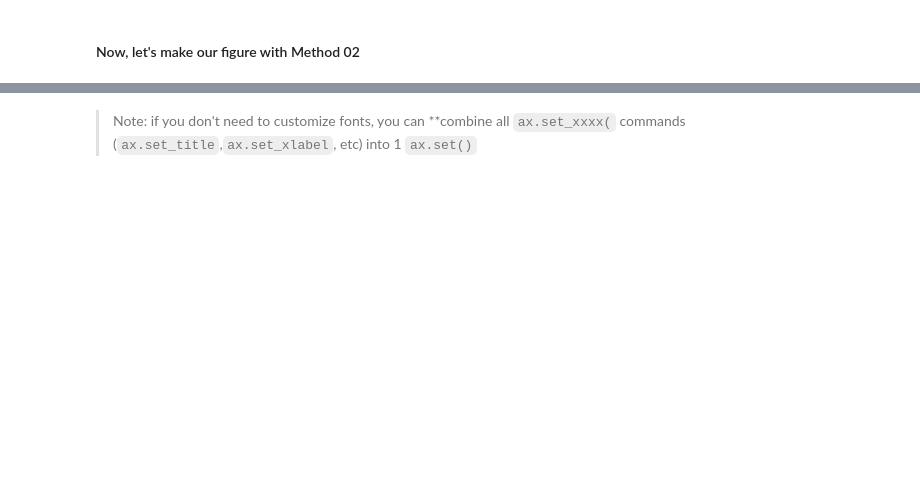
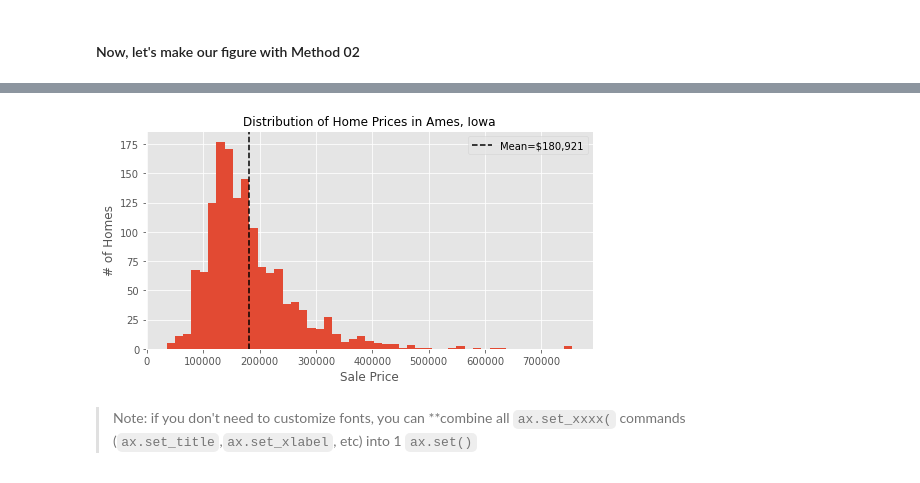
Before and after one commit to flatiron-school/ds-flex-fundamentals-of-data-visualization-2021, a Jupyter notebook: Fundamentals of Visualizations_v1_SG.ipynb, the cells around one changed output, grey strips where cells are left out. Cells and saved outputs as stored; diff of their text form; code cells hidden in the pictures; blank space fills up the shorter version.

```diff
--- a/Fundamentals of Visualizations_v1_SG.ipynb
+++ b/Fundamentals of Visualizations_v1_SG.ipynb
@@ -225,2 +313,18 @@ df.info()
+# %%
+#Plot 1: Sale Price Distribution - OOP
+fig,ax = plt.subplots(figsize=(8,4))
+ax.hist(df['SalePrice'],bins='auto');
+
+ax.set_ylabel("# of Homes",fontsize=12, fontweight='50')
+
+kws =dict(fontsize=12, fontweight='50')
+ax.set_xlabel("Sale Price",fontdict=kws);
+ax.set_title("Distribution of Home Prices in Ames, Iowa",fontdict=kws)
+
+
+ax.axvline(mean, color='k',ls="--", label=f'Mean=${mean:,.0f}')
+ax.legend();
+# %% [output]
+[figure, added]
 # %% [markdown]
 > Note: if you don't need to customize fonts, you can **combine all `ax.set_xxxx(` commands (`ax.set_title`,`ax.set_xlabel`, etc) into 1 `ax.set()`
```
Also changed, not shown: parts of 40 cells of this notebook, 2 other files.
